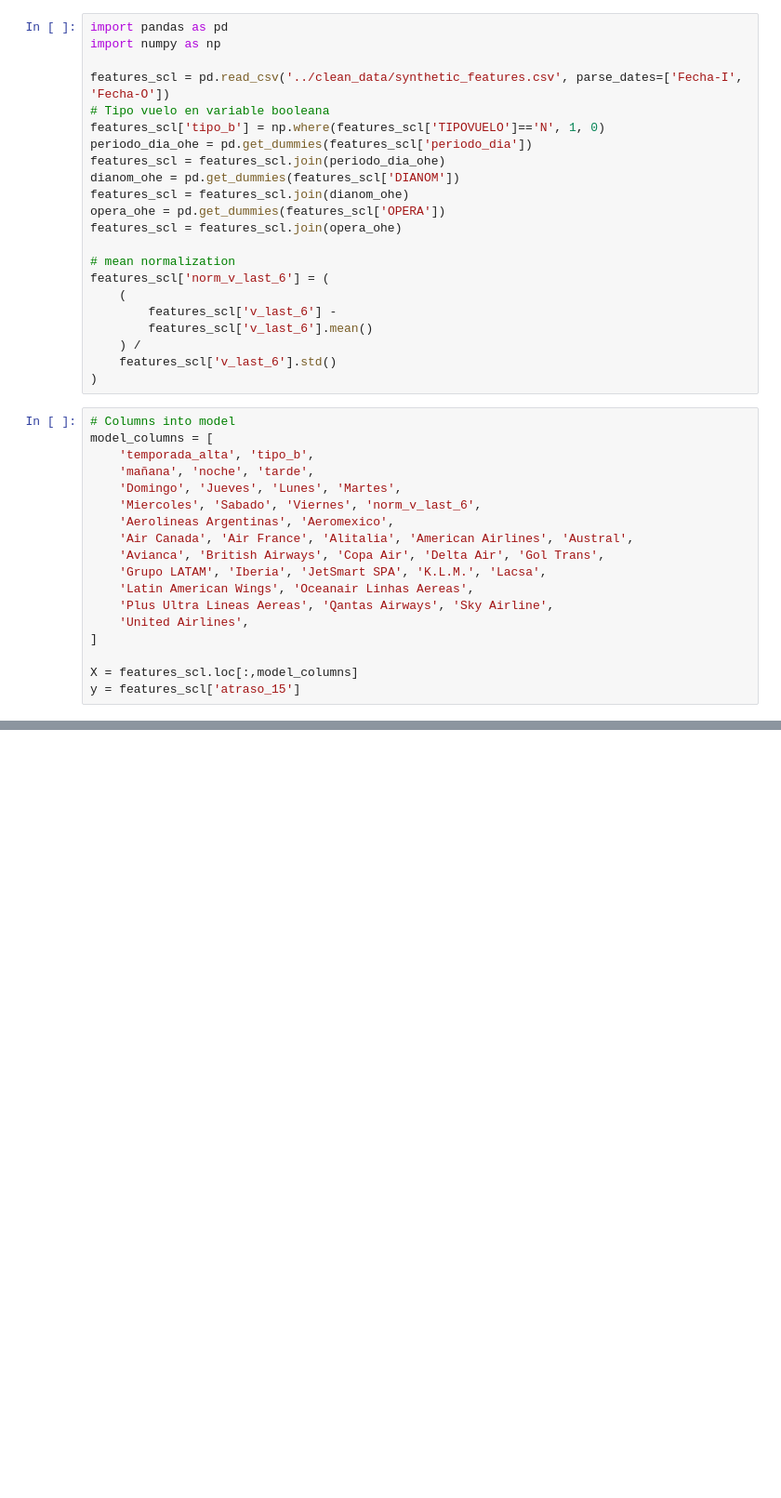
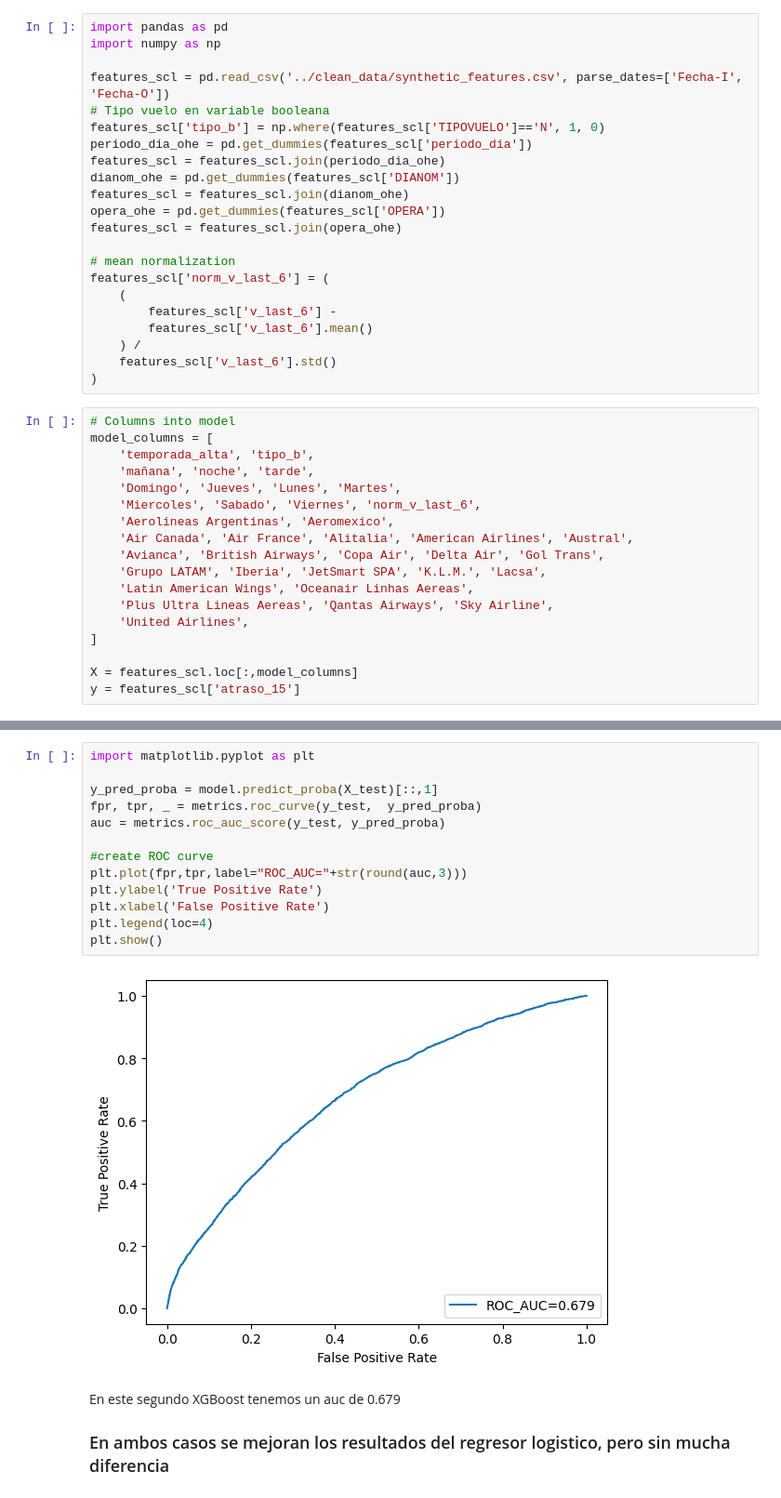
Before and after one commit to matiasmoreno/neural_scl, a Jupyter notebook: notebooks/XGBoost.ipynb, the cells around one changed output, grey strips where cells are left out. Shown at 93% size. Cells and saved outputs as stored; diff of their text form; blank space fills up the shorter version.

```diff
--- a/notebooks/XGBoost.ipynb
+++ b/notebooks/XGBoost.ipynb
@@ -64,0 +111,19 @@ El modelo XGBoost tiene un roc_auc de 0.680, mejorando un poco frente al regreso
+# %%
+import matplotlib.pyplot as plt
+
+y_pred_proba = model.predict_proba(X_test)[::,1]
+fpr, tpr, _ = metrics.roc_curve(y_test,  y_pred_proba)
+auc = metrics.roc_auc_score(y_test, y_pred_proba)
+
+#create ROC curve
+plt.plot(fpr,tpr,label="ROC_AUC="+str(round(auc,3)))
+plt.ylabel('True Positive Rate')
+plt.xlabel('False Positive Rate')
+plt.legend(loc=4)
+plt.show()
+# %% [output]
+[figure, added]
+# %% [markdown]
+En este segundo XGBoost tenemos un auc de 0.679
+
+### En ambos casos se mejoran los resultados del regresor logistico, pero sin mucha diferencia
```
Also changed, not shown: parts of 6 cells of this notebook, 1 other file.
